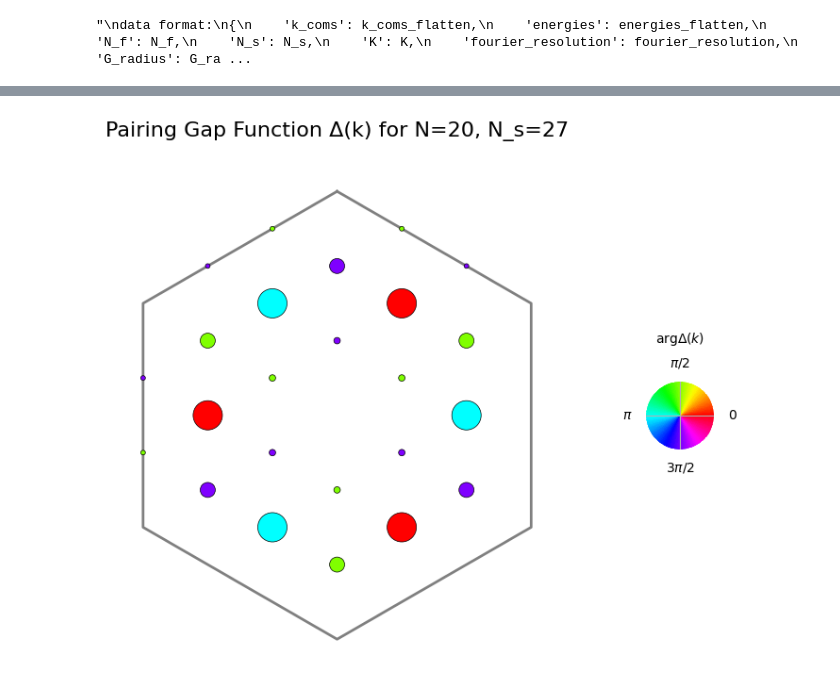
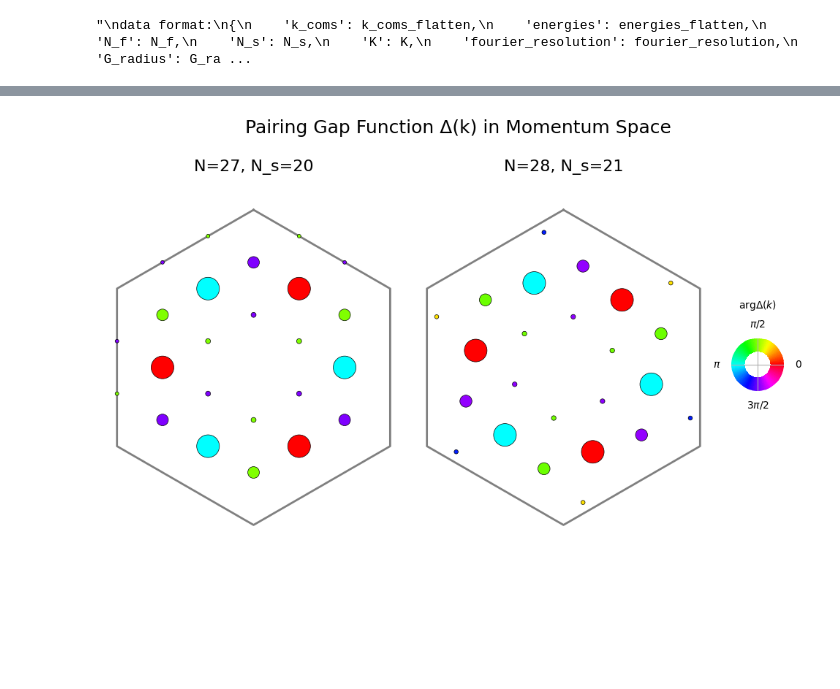
Before and after one commit to pco0511/acband-laughlin-instability, a Jupyter notebook: pairing_gap_function.ipynb, the cells around one changed output, grey strips where cells are left out. Cells and saved outputs as stored; diff of their text form; code cells hidden in the pictures; blank space fills up the shorter version.

Commit message:
acband normalization fixed and linear_to_area option for ploting gap func

```diff
--- a/pairing_gap_function.ipynb
+++ b/pairing_gap_function.ipynb
@@ -239,4 +247,5 @@ with open("data/pairing_gap/28_21_19.pkl", 'wb') as f:
 # %%
+
 with open("data/pairing_gap/27_20_18.pkl", 'rb') as f:
     data = pickle.load(f)
     k_points_27 = data['k_points']
@@ -248,17 +257,32 @@ with open("data/pairing_gap/28_21_19.pkl", 'rb') as f:
     data = pickle.load(f)
     k_points_28 = data['k_points']
     pairing_gap_func_28 = data['pairing_gap_func']
+    phi = np.angle(pairing_gap_func_28[16])
+    pairing_gap_func_28 *= np.exp(-1j * phi)
 # %%
-phi = -np.angle(pairing_gap_func[13])
-global_gauge = np.exp(1j * phi)
-k_points = bz.k_points
+# phi = -np.angle(pairing_gap_func[13])
+# global_gauge = np.exp(1j * phi)
+# k_points = bz.k_points
 
-fig, ax = plt.subplots(1, 1, figsize=(7, 6))
-R = np.linalg.norm(bz.lattice.b1) / np.sqrt(3)
-plot_gap_function(k_points, global_gauge * pairing_gap_func, ax=ax, scale_size=500, title=f"Pairing Gap Function Δ(k) for N={N}, N_s={N_s}", hexagon_side_len=R)
-add_phase_wheel(fig, loc=[0.92, 0.4, 0.12, 0.12])
+fig, ax = plt.subplots(1, 2, figsize=(10, 6))
+# R = np.linalg.norm(bz.lattice.b1) / np.sqrt(3)
+R = np.max(np.linalg.norm(k_points_27, axis=-1))
+plot_kwargs = dict(
+    scale_size=500,
+    hexagon_side_len=R,
+    linear_to_area=True,
+)
+# plot_kwargs = dict(
+#     scale_size=1000,
+#     hexagon_side_len=R,
+#     linear_to_area=False,
+# )
+plot_gap_function(k_points_27, pairing_gap_func_27, ax=ax[0], **plot_kwargs, title=f"N=27, N_s=20")
+plot_gap_function(k_points_28, pairing_gap_func_28, ax=ax[1], **plot_kwargs, title=f"N=28, N_s=21")
+add_phase_wheel(fig, loc=[0.85, 0.4, 0.12, 0.12])
+plt.suptitle("Pairing Gap Function Δ(k) in Momentum Space", fontsize=18, y=1.02)
 plt.tight_layout()
-plt.subplots_adjust(right=0.9)
+plt.subplots_adjust(right=0.85)
 plt.show()
 # %% [output]
-[figure, old version]
+[figure, new version]
```
Also changed, not shown: parts of 4 cells of this notebook, 4 other files.
